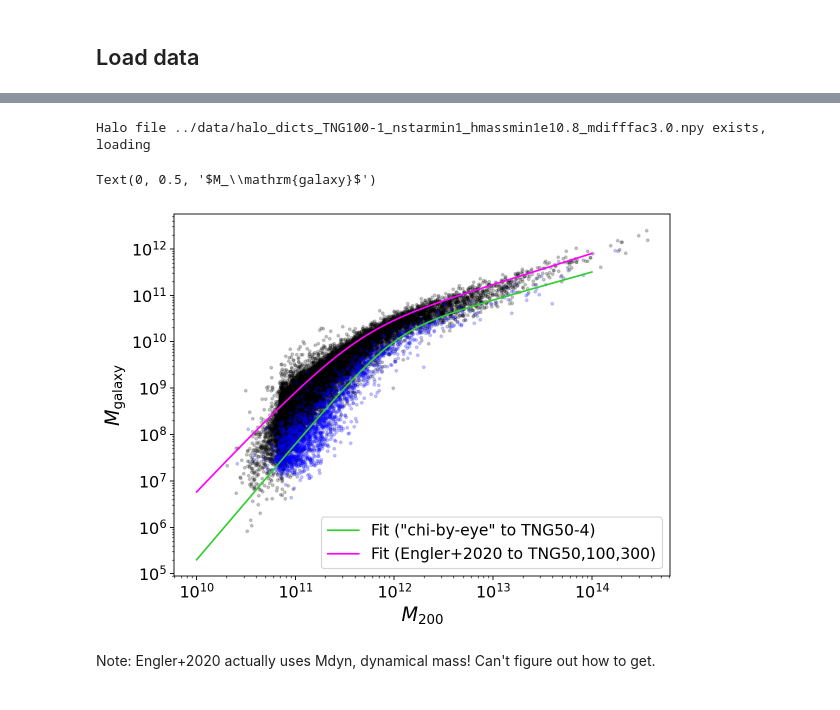
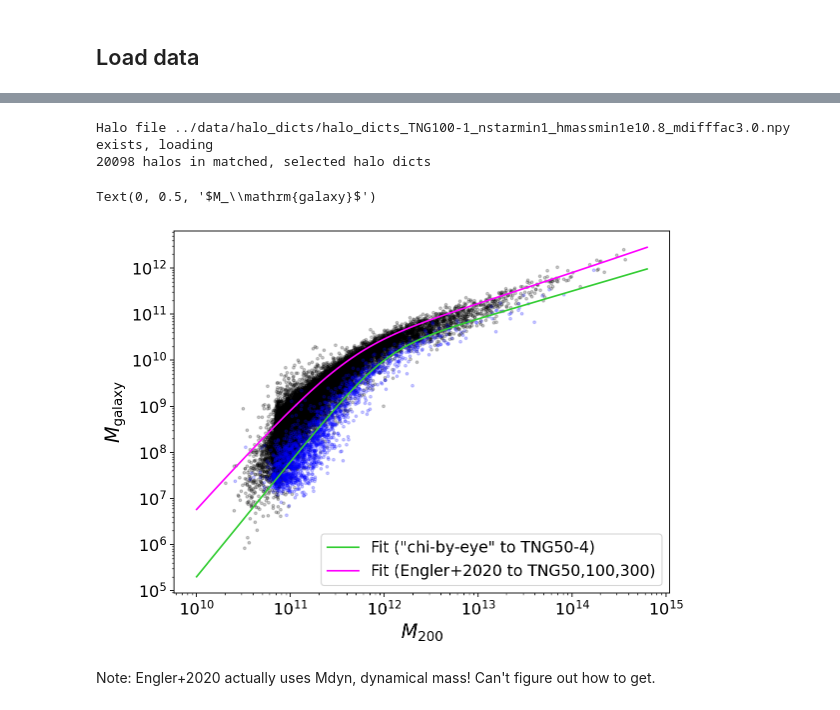
Before and after one commit to kstoreyf/equivariant-cosmology, a Jupyter notebook: notebooks/2022-03-09_investigate_power_law_fit.ipynb, the cells around one changed output, grey strips where cells are left out. Cells and saved outputs as stored; diff of their text form; code cells hidden in the pictures.

```diff
--- a/notebooks/2022-03-09_investigate_power_law_fit.ipynb
+++ b/notebooks/2022-03-09_investigate_power_law_fit.ipynb
@@ -47,11 +51,12 @@ Halo file ../data/halo_dicts_TNG50-4_nstarmin1_hmassmin1e10.8_mdifffac3.0.npy ex
 # %%
-featurizer_100 = Featurizer(base_dir, sim_name_100, snap_num_str)
+featurizer_100 = Featurizer(base_dir, sim_name_100, sim_name_100_dark, snap_num_str)
 featurizer_100.load_halo_dicts(num_star_particles_min=1, halo_mass_min=10**10.8,
                            halo_mass_min_str='1e10.8', halo_mass_difference_factor=3.0,
                            force_reload=False)
 featurizer_100.set_y_labels(y_scalar_feature_name=y_scalar_feature_name)
 # %% [output]
-Halo file ../data/halo_dicts_TNG100-1_nstarmin1_hmassmin1e10.8_mdifffac3.0.npy exists, loading
+Halo file ../data/halo_dicts/halo_dicts_TNG100-1_nstarmin1_hmassmin1e10.8_mdifffac3.0.npy exists, loading
+20098 halos in matched, selected halo dicts
 # %%
 # Inputs to SHMR broken power law:
 # N: the normalization of the SHM ratio
@@ -64,33 +69,33 @@ def broken_power_law_byeye(M200, N=0.01, M1=1e12/mass_multiplier, beta=1.5, gamm
 def broken_power_law_engler(logMdyn, N=0.0258, logM1=11.70, beta=28.6, gamma=10.4):
     return 10**logMdyn * 2*N/((logMdyn/logM1)**(-beta) + (logMdyn/logM1)**gamma)
 # %%
-M = np.logspace(10, 14, 100)
-m_byeye = broken_power_law_byeye(M/mass_multiplier)*mass_multiplier
+M = np.logspace(10, 14.8, 100)
+m_byeye = broken_power_law_byeye(M/mass_multiplier)
 m_engler = broken_power_law_engler(np.log10(M))
 # %%
-m200_50 = np.array([h['mass_mean200_dark_halo_dm'] for h in featurizer_50.halo_dicts])*mass_multiplier
-m_stellar_50 = featurizer_50.y_scalar*mass_multiplier
+m200_50 = np.array([h['mass_mean200_dark_halo_dm'] for h in featurizer_50.halo_dicts])
+m_stellar_50 = featurizer_50.y_scalar
 # %%
-m200_100 = np.array([h['mass_mean200_dark_halo_dm'] for h in featurizer_100.halo_dicts])*mass_multiplier
-m_stellar_100 = featurizer_100.y_scalar*mass_multiplier
+m200_100 = np.array([h['mass_mean200_dark_halo_dm'] for h in featurizer_100.halo_dicts])
+m_stellar_100 = featurizer_100.y_scalar
 # %%
 plt.figure(figsize=(8,6))
 
-plt.scatter(m200_100, m_stellar_100, c='k', alpha=0.2, s=6)
-plt.scatter(m200_50, m_stellar_50, c='b', alpha=0.2, s=6)
+plt.scatter(m200_100*mass_multiplier, m_stellar_100*mass_multiplier, c='k', alpha=0.2, s=6)
+plt.scatter(m200_50*mass_multiplier, m_stellar_50*mass_multiplier, c='b', alpha=0.2, s=6)
 
-plt.plot(M, m_byeye, color='limegreen', label='Fit ("chi-by-eye" to TNG50-4)')
+plt.plot(M, m_byeye*mass_multiplier, color='limegreen', label='Fit ("chi-by-eye" to TNG50-4)')
 plt.plot(M, m_engler, color='magenta', label='Fit (Engler+2020 to TNG50,100,300)')
 
 plt.xscale('log')
 plt.yscale('log')
 plt.legend(fontsize=14)
 
 plt.xlabel(r'$M_{200}$')
 plt.ylabel(r'$M_\mathrm{galaxy}$')
 # %% [output]
 Text(0, 0.5, '$M_\\mathrm{galaxy}$')
-[figure, old version]
+[figure, new version]
 # %% [markdown]
 Note: Engler+2020 actually uses Mdyn, dynamical mass! Can't figure out how to get.
 # %% [markdown]
```
Also changed, not shown: parts of 16 cells of this notebook, 6 other files.
